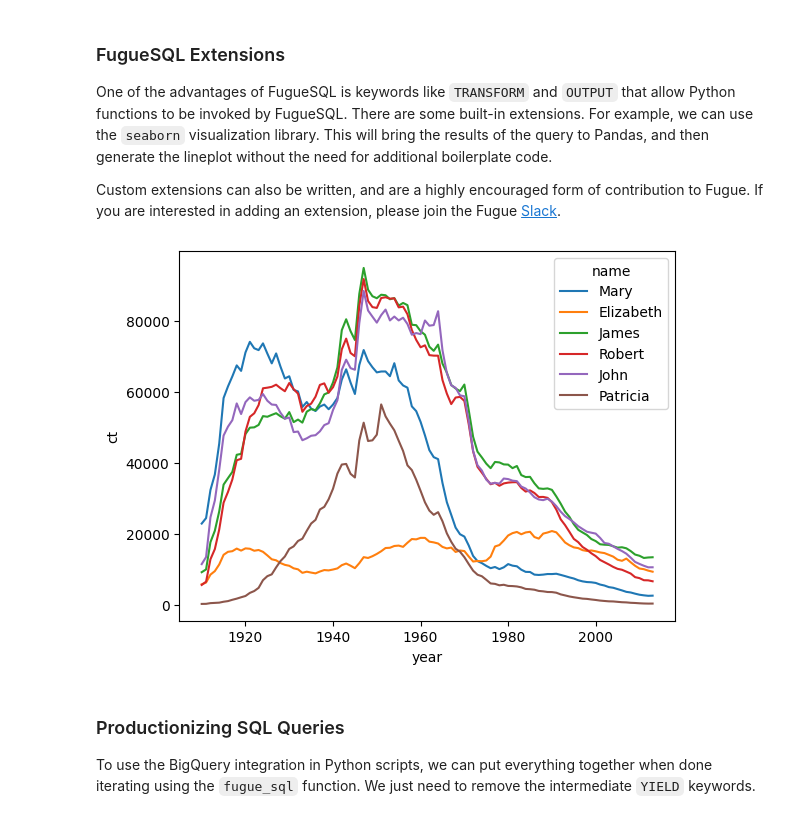
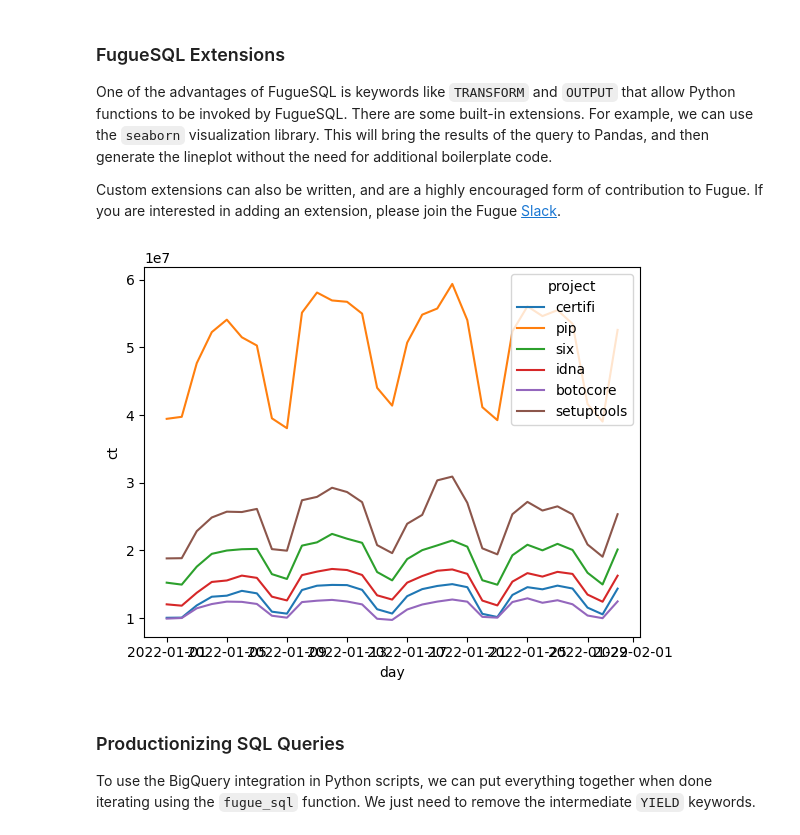
Before and after one commit to fugue-project/tutorials, a Jupyter notebook: tutorials/integrations/warehouses/bigquery.ipynb, the cells around one changed output. Drawn from its saved outputs; the diff is of its cells as text; code cells hidden in the pictures.

Commit message:
editing bigquery tutorials (#205)

```diff
--- a/tutorials/integrations/warehouses/bigquery.ipynb
+++ b/tutorials/integrations/warehouses/bigquery.ipynb
@@ -78,6 +78,8 @@ First, we parameterize the table we will query and the number of records we'll g
 # %%
-table = "bigquery-public-data.usa_names.usa_1910_2013"
+table = "bigquery-public-data.pypi.simple_requests"
 n=3
+start_date = "2022-01-01"
+end_date = '2022-02-01'
 # %% [markdown]
 We can then instantiate the `BigQueryClient`. In this case, we are just using the default configuration. This piece of code is optional, but it's a good test to see that the authentication worked.
 # %%
@@ -135,10 +135,13 @@ In order to use a table in a following cell, we can use the `YIELD` keyword inst
 # %%
 %%fsql bq
-df = SELECT name, gender, SUM(number) AS ct
-       FROM `{{table}}`
-      GROUP BY name, gender
+SELECT country_code, project, COUNT(project) AS ct
+  FROM `{{table}}`
+ WHERE timestamp > '{{start_date}}'
+   AND timestamp < '{{end_date}}'
+   AND country_code IN ("US", "IE", "NL")
+ GROUP BY country_code, project
 
-names = TAKE {{n}} ROWS FROM df PREPARTITION BY gender PRESORT ct DESC
+projects = TAKE {{n}} ROWS PREPARTITION BY country_code PRESORT ct DESC
 YIELD DATAFRAME
 # %% [markdown]
 We can even view the `YIELDED` dataframe in Python. The Python section later will detail more how we can continue to work on a query result in Pandas.
@@ -161,14 +167,16 @@ One of the advantages of FugueSQL is keywords like `TRANSFORM` and `OUTPUT` that
 Custom extensions can also be written, and are a highly encouraged form of contribution to Fugue. If you are interested in adding an extension, please join the Fugue [Slack](http://slack.fugue.ai).
 # %%
 %%fsql bq
-SELECT name, year, SUM(number) AS ct
+SELECT project, DATE(timestamp) AS day, COUNT(project) AS ct
   FROM `{{table}}`
- WHERE name IN (SELECT name FROM names)
- GROUP BY name, year
- ORDER BY year
-OUTPUT USING sns:lineplot(x="year",y="ct",hue="name")
+ WHERE project IN (SELECT project FROM projects)
+   AND timestamp > '{{start_date}}'
+   AND timestamp < '{{end_date}}'
+ GROUP BY day, project
+ ORDER BY day
+OUTPUT USING sns:lineplot(x="day",y="ct",hue="project")
 # %% [output]
-[figure, old version]
+[figure, new version]
 # %% [markdown]
 ### Productionizing SQL Queries
 
```
Also changed, not shown: parts of 25 cells of this notebook, 1 other file.
